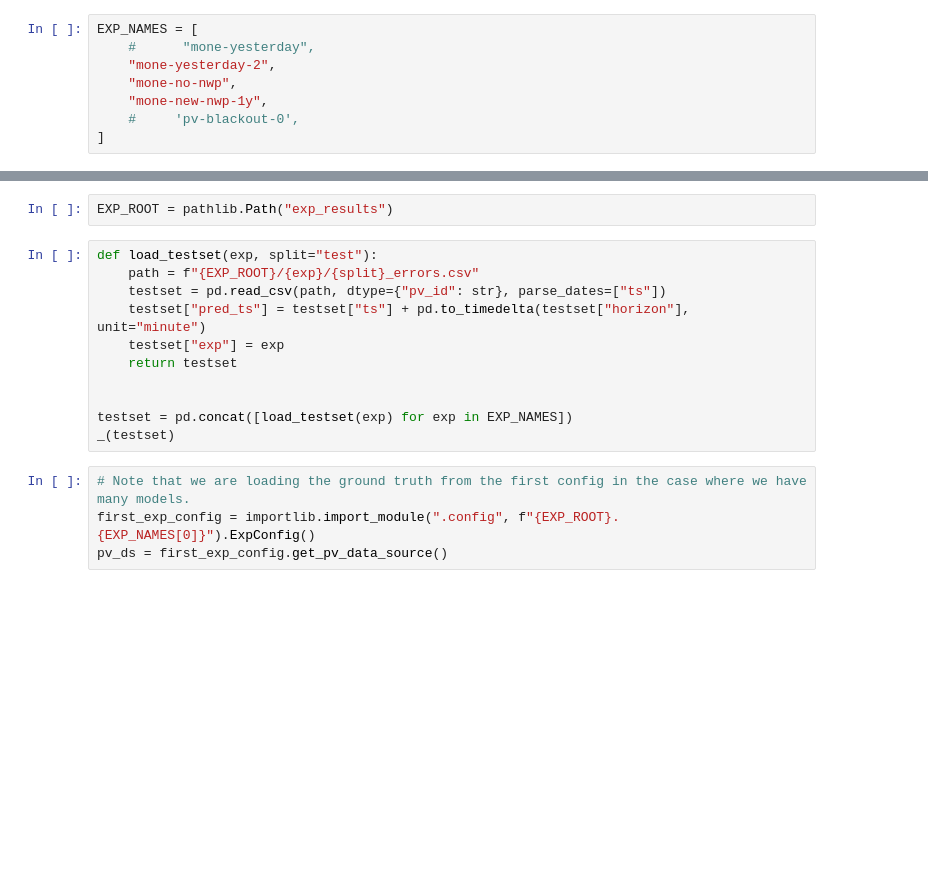
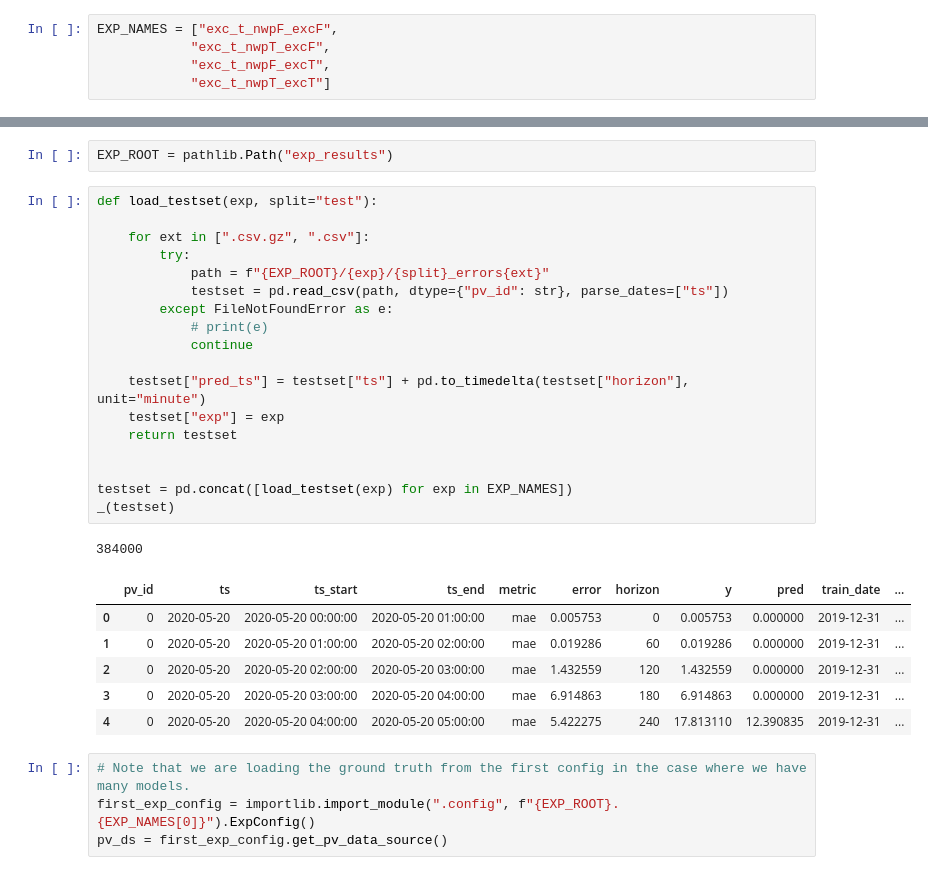
Before and after one commit to openclimatefix/pv-site-prediction, a Jupyter notebook: notebooks/sample_analysis.ipynb, the cells around one changed output, grey strips where cells are left out. Saved outputs shown, nothing was run; the diff lists cells and outputs as text; blank space fills up the shorter version.

```diff
--- a/notebooks/sample_analysis.ipynb
+++ b/notebooks/sample_analysis.ipynb
@@ -38,13 +41,10 @@ CWD = os.environ.get("CWD")
 if CWD:
     os.chdir(CWD)
 # %%
-EXP_NAMES = [
-    #      "mone-yesterday",
-    "mone-yesterday-2",
-    "mone-no-nwp",
-    "mone-new-nwp-1y",
-    #     'pv-blackout-0',
-]
+EXP_NAMES = ["exc_t_nwpF_excF",
+            "exc_t_nwpT_excF",
+            "exc_t_nwpF_excT",
+            "exc_t_nwpT_excT"]
 # %%
 COLORS = [
     "#086788",
@@ -61,15 +61,30 @@ COLORS = [
 EXP_ROOT = pathlib.Path("exp_results")
 # %%
 def load_testset(exp, split="test"):
-    path = f"{EXP_ROOT}/{exp}/{split}_errors.csv"
-    testset = pd.read_csv(path, dtype={"pv_id": str}, parse_dates=["ts"])
+
+    for ext in [".csv.gz", ".csv"]:
+        try:
+            path = f"{EXP_ROOT}/{exp}/{split}_errors{ext}"
+            testset = pd.read_csv(path, dtype={"pv_id": str}, parse_dates=["ts"])
+        except FileNotFoundError as e:
+            # print(e)
+            continue
+
     testset["pred_ts"] = testset["ts"] + pd.to_timedelta(testset["horizon"], unit="minute")
     testset["exp"] = exp
     return testset
 
 
 testset = pd.concat([load_testset(exp) for exp in EXP_NAMES])
 _(testset)
+# %% [output]
+384000
+|  | pv_id | ts | ts_start | ts_end | metric | error | horizon | y | pred | train_date | ... |
+| 0 | 0 | 2020-05-20 | 2020-05-20 00:00:00 | 2020-05-20 01:00:00 | mae | 0.005753 | 0 | 0.005753 | 0.000000 | 2019-12-31 | ... |
+| 1 | 0 | 2020-05-20 | 2020-05-20 01:00:00 | 2020-05-20 02:00:00 | mae | 0.019286 | 60 | 0.019286 | 0.000000 | 2019-12-31 | ... |
+| 2 | 0 | 2020-05-20 | 2020-05-20 02:00:00 | 2020-05-20 03:00:00 | mae | 1.432559 | 120 | 1.432559 | 0.000000 | 2019-12-31 | ... |
+| 3 | 0 | 2020-05-20 | 2020-05-20 03:00:00 | 2020-05-20 04:00:00 | mae | 6.914863 | 180 | 6.914863 | 0.000000 | 2019-12-31 | ... |
+| 4 | 0 | 2020-05-20 | 2020-05-20 04:00:00 | 2020-05-20 05:00:00 | mae | 5.422275 | 240 | 17.813110 | 12.390835 | 2019-12-31 | ... |
 # %%
 # Note that we are loading the ground truth from the first config in the case where we have many models.
 first_exp_config = importlib.import_module(".config", f"{EXP_ROOT}.{EXP_NAMES[0]}").ExpConfig()
```
Also changed, not shown: parts of 5 cells of this notebook, 1 other file.
